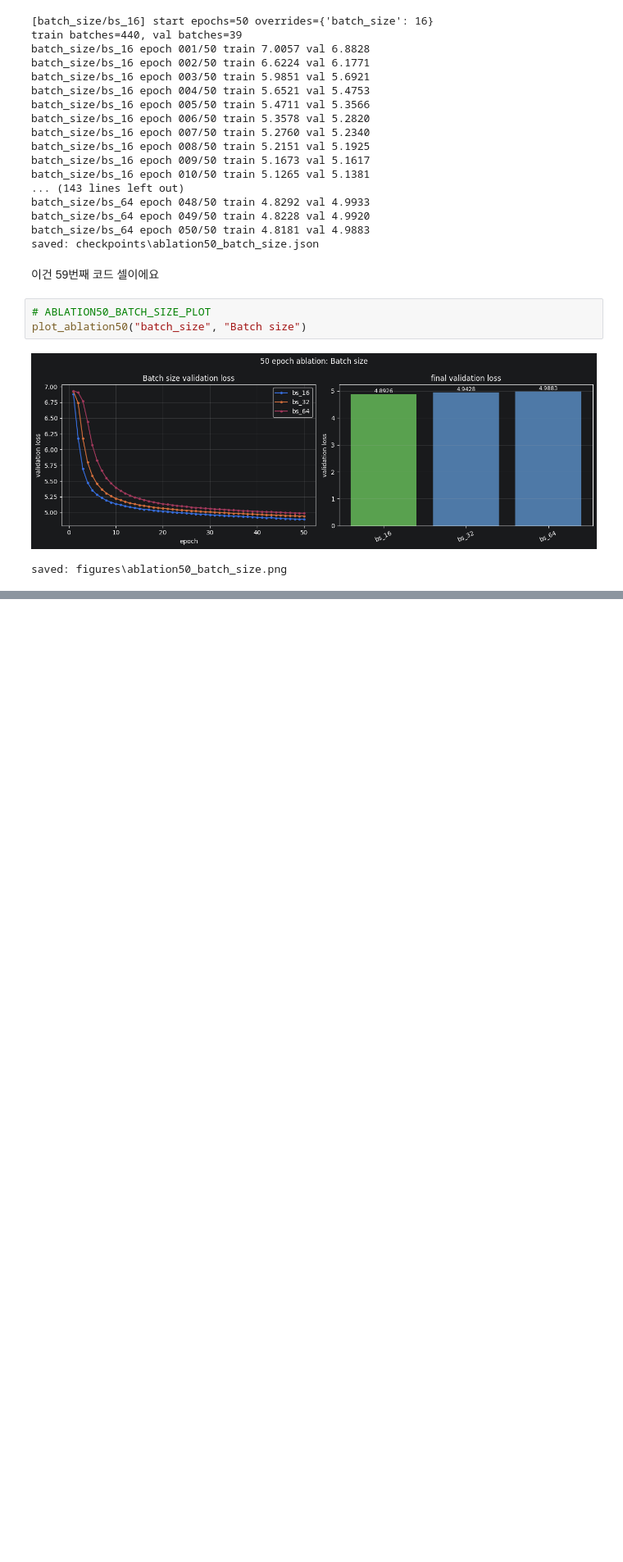
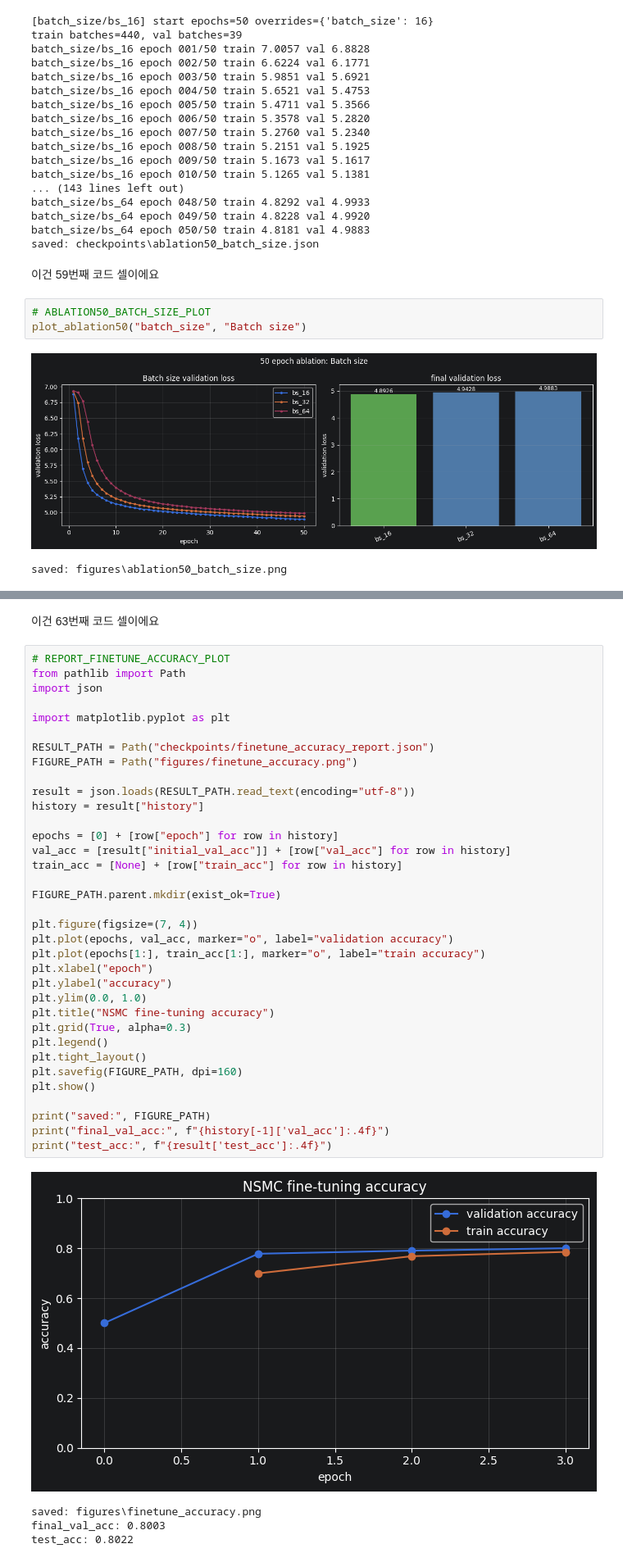
Before and after one commit to Jungle-12-303/week13-14-team-04-gpt-lab, a Jupyter notebook: gpt-lab.ipynb, the cells around one changed output, grey strips where cells are left out. Shown at 82% size. Drawn from its saved outputs; the diff is of its cells as text; blank space fills up the shorter version.

```diff
--- a/gpt-lab.ipynb
+++ b/gpt-lab.ipynb
@@ -2755,0 +3113,42 @@ saved: figures\ablation50_batch_size.png
+# %% [markdown]
+이건 63번째 코드 셀이에요
+# %%
+# REPORT_FINETUNE_ACCURACY_PLOT
+from pathlib import Path
+import json
+
+import matplotlib.pyplot as plt
+
+RESULT_PATH = Path("checkpoints/finetune_accuracy_report.json")
+FIGURE_PATH = Path("figures/finetune_accuracy.png")
+
+result = json.loads(RESULT_PATH.read_text(encoding="utf-8"))
+history = result["history"]
+
+epochs = [0] + [row["epoch"] for row in history]
+val_acc = [result["initial_val_acc"]] + [row["val_acc"] for row in history]
+train_acc = [None] + [row["train_acc"] for row in history]
+
+FIGURE_PATH.parent.mkdir(exist_ok=True)
+
+plt.figure(figsize=(7, 4))
+plt.plot(epochs, val_acc, marker="o", label="validation accuracy")
+plt.plot(epochs[1:], train_acc[1:], marker="o", label="train accuracy")
+plt.xlabel("epoch")
+plt.ylabel("accuracy")
+plt.ylim(0.0, 1.0)
+plt.title("NSMC fine-tuning accuracy")
+plt.grid(True, alpha=0.3)
+plt.legend()
+plt.tight_layout()
+plt.savefig(FIGURE_PATH, dpi=160)
+plt.show()
+
+print("saved:", FIGURE_PATH)
+print("final_val_acc:", f"{history[-1]['val_acc']:.4f}")
+print("test_acc:", f"{result['test_acc']:.4f}")
+# %% [output]
+[figure, added]
+saved: figures\finetune_accuracy.png
+final_val_acc: 0.8003
+test_acc: 0.8022
```
Also changed, not shown: parts of 7 cells of this notebook, 1 other file.
